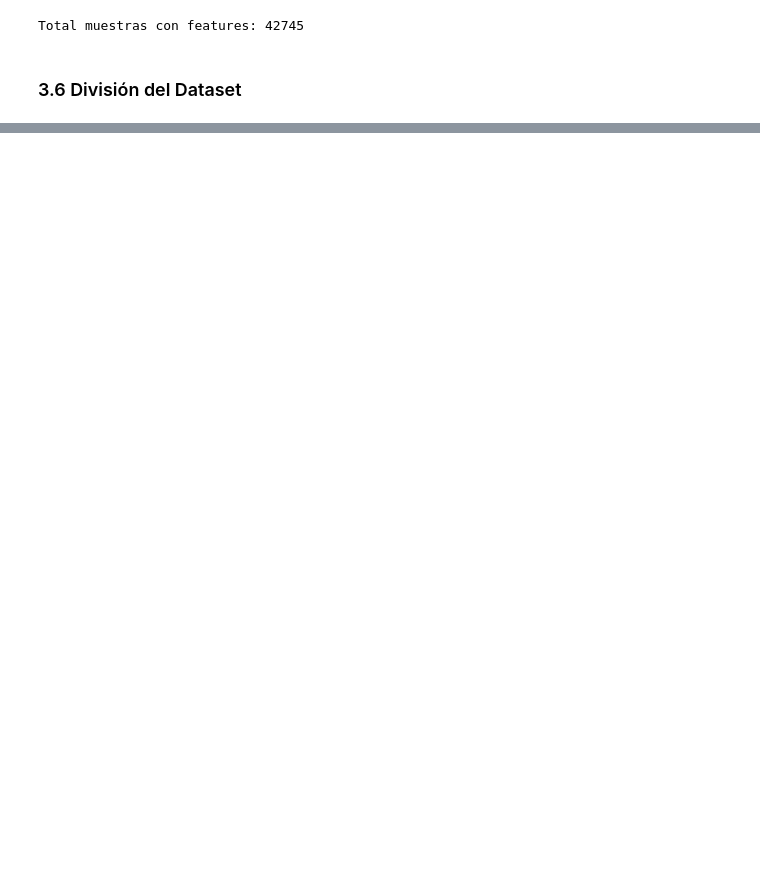
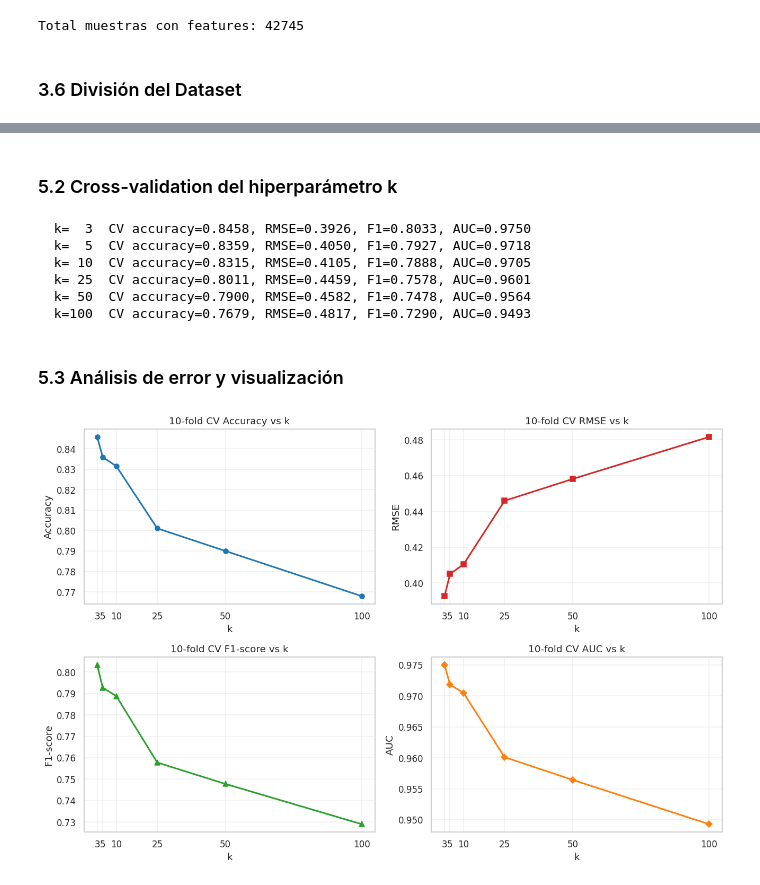
Before and after one commit to luis-nav/knn_kabre_jobs, a Jupyter notebook: kabre_jobs_xai.ipynb, the cells around one changed output, grey strips where cells are left out. Saved outputs shown, nothing was run; the diff lists cells and outputs as text; code cells hidden in the pictures; blank space fills up the shorter version.

```diff
--- a/kabre_jobs_xai.ipynb
+++ b/kabre_jobs_xai.ipynb
@@ -478,6 +485,7 @@ def parse_timelimit(val, partition):
         'kurá-debug': 8 * 3600,
         'kurá-wide': 24 * 3600,
         'kurá': 72 * 3600,
+        'kura': 72 * 3600,
         'kurá-long': 168 * 3600,
         'andalan': 72 * 3600,
         'andalan-debug': 8 * 3600,
@@ -715,0 +737,10 @@ X_test = scaler.transform(X_test)
+# %%
+# Distancias por batch (vectorizadas) L2 y L1
+def _euclidean_batch(query: np.ndarray, X_train: np.ndarray) -> np.ndarray:
+    """||query - x||₂  for every row x in X_train."""
+    diff = X_train - query          # (n, d)
+    return np.sqrt((diff * diff).sum(axis=1))
+
+def _manhattan_batch(query: np.ndarray, X_train: np.ndarray) -> np.ndarray:
+    """Σ|query_i - x_i|  for every row x in X_train."""
+    return np.abs(X_train - query).sum(axis=1)
@@ -715,0 +863,4 @@ X_test = scaler.transform(X_test)
+# %%
+kNN = KNNClassifier(k=5, metric="euclidean", weighted=False)
+kNN.fit(X_train, y_train)
+kNN_predictions = kNN.predict(X_test)
@@ -715,0 +1226,2 @@ X_test = scaler.transform(X_test)
+# %% [markdown]
+### 5.2 Cross-validation del hiperparámetro k
@@ -715,0 +1294,57 @@ X_test = scaler.transform(X_test)
+# %%
+acc_results, rmse_results, f1_results, auc_results = cross_val(X_train, y_train, k_values=[3, 5, 10, 25, 50, 100], n_folds=10, metric="euclidean")
+# %% [output]
+  k=  3  CV accuracy=0.8458, RMSE=0.3926, F1=0.8033, AUC=0.9750
+  k=  5  CV accuracy=0.8359, RMSE=0.4050, F1=0.7927, AUC=0.9718
+  k= 10  CV accuracy=0.8315, RMSE=0.4105, F1=0.7888, AUC=0.9705
+  k= 25  CV accuracy=0.8011, RMSE=0.4459, F1=0.7578, AUC=0.9601
+  k= 50  CV accuracy=0.7900, RMSE=0.4582, F1=0.7478, AUC=0.9564
+  k=100  CV accuracy=0.7679, RMSE=0.4817, F1=0.7290, AUC=0.9493
+# %% [markdown]
+### 5.3 Análisis de error y visualización
+# %%
+# Plot de Accuracy y RMSE (10-fold CV) vs k
+k_values = sorted(acc_results.keys())
+acc_values = [acc_results[k] for k in k_values]
+rmse_values = [rmse_results[k] for k in k_values]
+f1_values = [f1_results[k] for k in k_values]
+auc_values = [auc_results[k] for k in k_values]
+
+fig, ax = plt.subplots(2, 2, figsize=(12, 8))
+
+# Accuracy
+ax[0, 0].plot(k_values, acc_values, marker='o', color='tab:blue', linewidth=2)
+ax[0, 0].set_title('10-fold CV Accuracy vs k')
+ax[0, 0].set_xlabel('k')
+ax[0, 0].set_ylabel('Accuracy')
+ax[0, 0].set_xticks(k_values)
+ax[0, 0].grid(True, alpha=0.3)
+
+# RMSE
+ax[0, 1].plot(k_values, rmse_values, marker='s', color='tab:red', linewidth=2)
+ax[0, 1].set_title('10-fold CV RMSE vs k')
+ax[0, 1].set_xlabel('k')
+ax[0, 1].set_ylabel('RMSE')
+ax[0, 1].set_xticks(k_values)
+ax[0, 1].grid(True, alpha=0.3)
+
+# F1-score
+ax[1, 0].plot(k_values, f1_values, marker='^', color='tab:green', linewidth=2)
+ax[1, 0].set_title('10-fold CV F1-score vs k')
+ax[1, 0].set_xlabel('k')
+ax[1, 0].set_ylabel('F1-score')
+ax[1, 0].set_xticks(k_values)
+ax[1, 0].grid(True, alpha=0.3)
+
+# AUC
+ax[1, 1].plot(k_values, auc_values, marker='D', color='tab:orange', linewidth=2)
+ax[1, 1].set_title('10-fold CV AUC vs k')
+ax[1, 1].set_xlabel('k')
+ax[1, 1].set_ylabel('AUC')
+ax[1, 1].set_xticks(k_values)
+ax[1, 1].grid(True, alpha=0.3)
+
+plt.tight_layout()
+plt.show()
+# %% [output]
+[figure, added]
```
Also changed, not shown: parts of 45 cells of this notebook.
